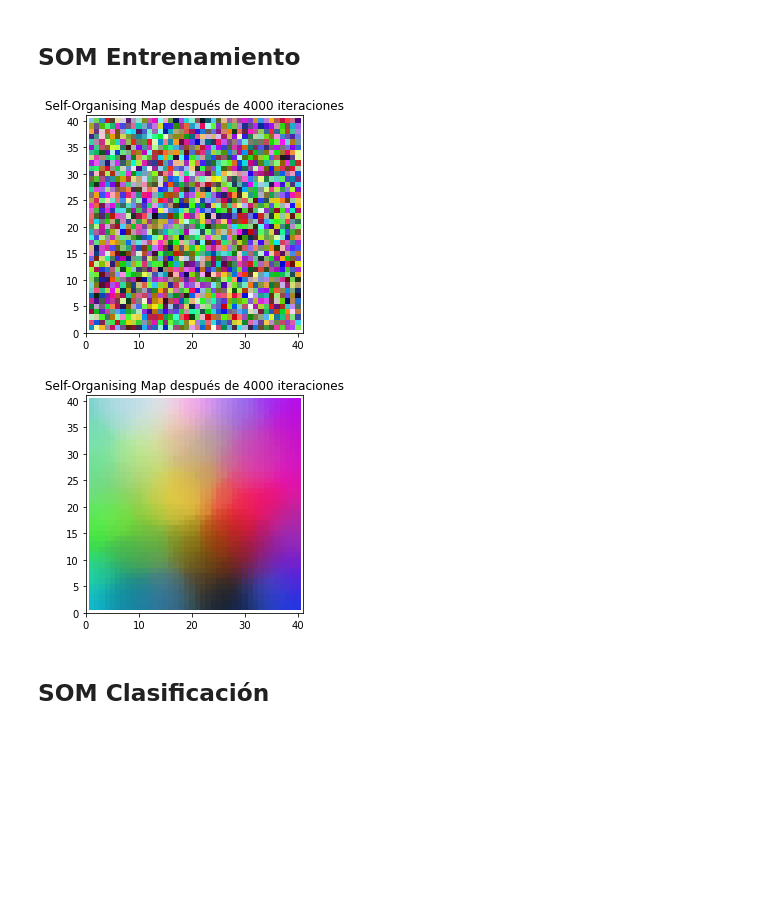
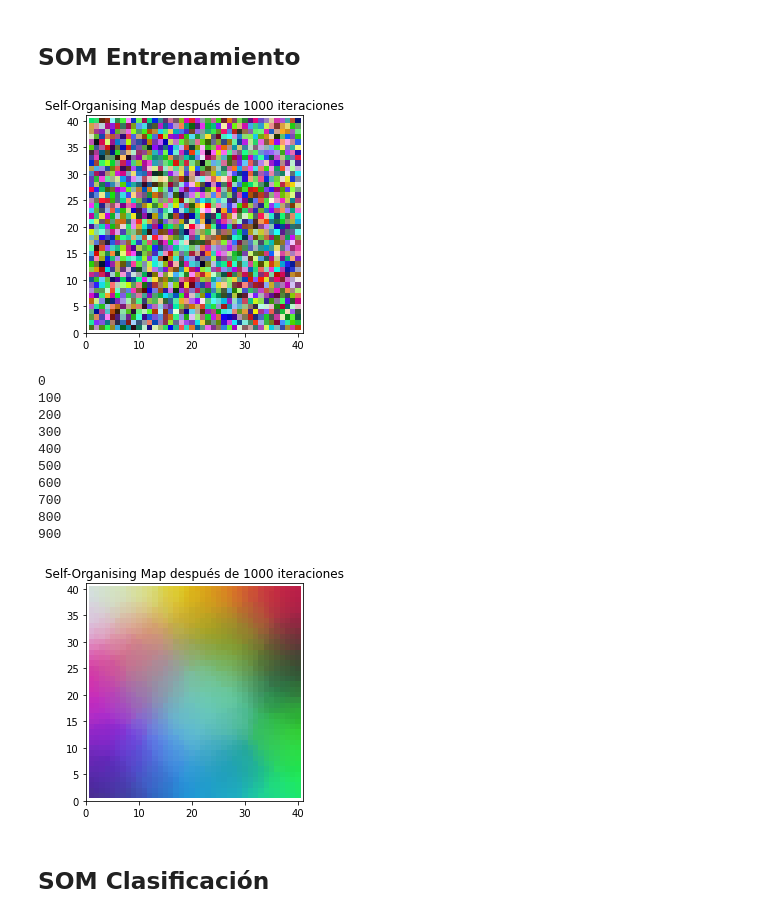
Before and after one commit to niiixx/pr1_colores_IAII, a Jupyter notebook: colores/L1P1-SOM_colores.ipynb, the cells around one changed output. Drawn from its saved outputs; the diff is of its cells as text; code cells hidden in the pictures; blank space fills up the shorter version.

```diff
--- a/colores/L1P1-SOM_colores.ipynb
+++ b/colores/L1P1-SOM_colores.ipynb
@@ -26,8 +26,8 @@ datos = np.random.randint(valor_min, valor_max, (valores_color, num_colores))
 # %%
 # Inicializa tamaño del mapa de Kohonen, número de iteraciones y learning rate
 # Inicializa normalizar_datos dependiendo de si tienes que normalizar los datos o no
-lado_mapa = 500
-periodo = 10000
+lado_mapa = 40
+periodo = 1000
 learning_rate = 0.2
 normalizar_datos = True
 # %% [markdown]
@@ -77,3 +81,24 @@ def calcular_bmu(patron_entrada, m_pesos, m):
+# %%
+# Prueba version mejorada calcular bmu
+def calcular_bmu(patron_entrada, m_pesos):
+   # Obtenemos dimensiones de la matriz de pesos para los bucles
+   rows = len(m_pesos)
+   columns = len(m_pesos[0])
+   # Decimos que la ganadora al principio sea la primera neurona
+   ganadora = np.linalg.norm(np.array(m_pesos[0][0]) - np.array(patron_entrada))
+   Bmu = m_pesos[0][0]
+   BmuIndex = np.stack((0,0))
+   # Bucle que recorre toda las neuronas
+   for x in range(rows):
+      for y in range(columns):
+         # Obten la distancia euclidea entre la neurona y el patron
+         dist = np.linalg.norm(np.array(m_pesos[x][y]) - np.array(patron_entrada))
+         # Si la nueva distancia es menor que la ganadora asigna esta neurona como la nueva ganadora
+         if dist < ganadora:
+            ganadora = dist
+            Bmu = m_pesos[x][y]
+            BmuIndex = np.stack((x,y))
+   return Bmu , BmuIndex
 # %%
 # Función para calcular el descenso del coeficiente de aprendizaje (eta)
 """
@@ -154,23 +178,45 @@ def shuffle():
 ## SOM Entrenamiento
 # %%
 # Entrena la red con el dataset de entrenamiento
+
+# Pintamos mapa de pesos inicial
 pintar_mapa(matriz_pesos)
+# Reshape de los datos para que se pueda operar con la matriz de pesos
 datosT = np.transpose(datos)
+# Guardamos las variables iniciales para no modificarlas en las iteraciones de entrenamiento
 vecindario = vecindario_inicial
 learning_rate_ajustado = learning_rate
 for x in range(periodo):
-    #if(x % 100 == 0):
-        #print(x)
+    # Imprime la iteracion actual cada 100 iteraciones
+    if(x % 100 == 0):
+        print(x)
+    #Obtenemos un indice aleatorio de nuestro set de colores
     numAleatorio = np.random.randint(0, num_colores)
     color = datosT[numAleatorio]
-    Bmu , BmuIndex = calcular_bmu(color,matriz_pesos,valores_color)
+    #Pasamos el color aleatorio a calcular bmu para que nos devuelva la neurona mas proxima al patron
+    Bmu , BmuIndex = calcular_bmu(color,matriz_pesos)
+    #Ajustamos la matrix de pesos segun los datos obtenidos
     matriz_pesos = ajustarPesos(BmuIndex , color , learning_rate_ajustado , matriz_pesos , vecindario)
+    #Una vez ajustada la matriz de pesos modificamos el learning rate para la siguiente iteracion
     learning_rate_ajustado = variacion_learning_rate(learning_rate, x , periodo)
+    #Una vez ajustada la matriz de pesos modificamos el vecindario para la siguiente iteracion
     vecindario = variacion_vecindario(vecindario_inicial , x , periodo)
+
+#Pintamos mapa de pesos final
 pintar_mapa(matriz_pesos)
 # %% [output]
-[figure, old version]
+[figure, new version]
+0
+100
+200
+300
+400
+500
+600
+700
+800
+900
-[figure, old version]
+[figure, new version]
 # %% [markdown]
 ## SOM Clasificación
 # %%
```
Also changed, not shown: parts of 3 cells of this notebook.
